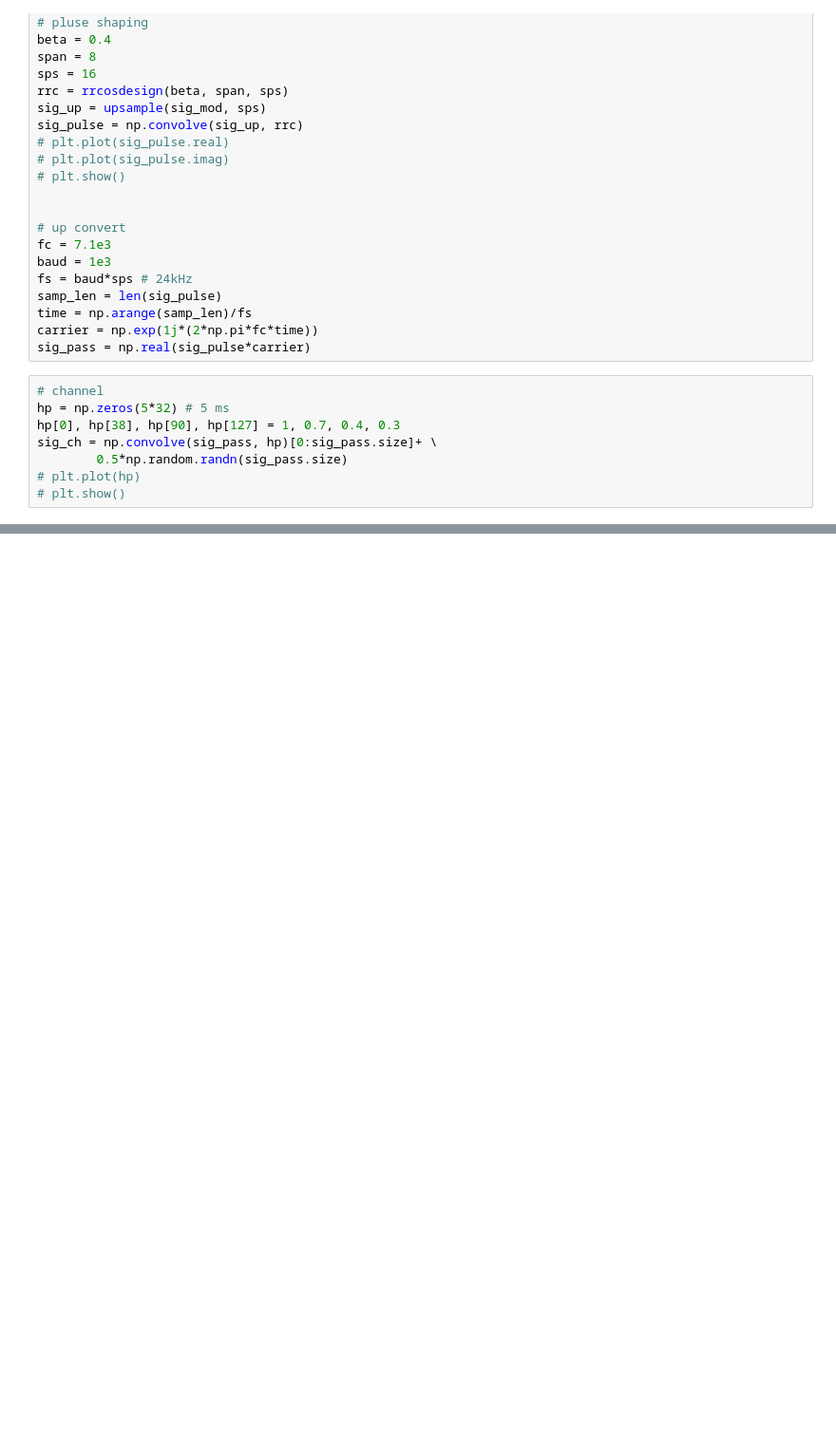
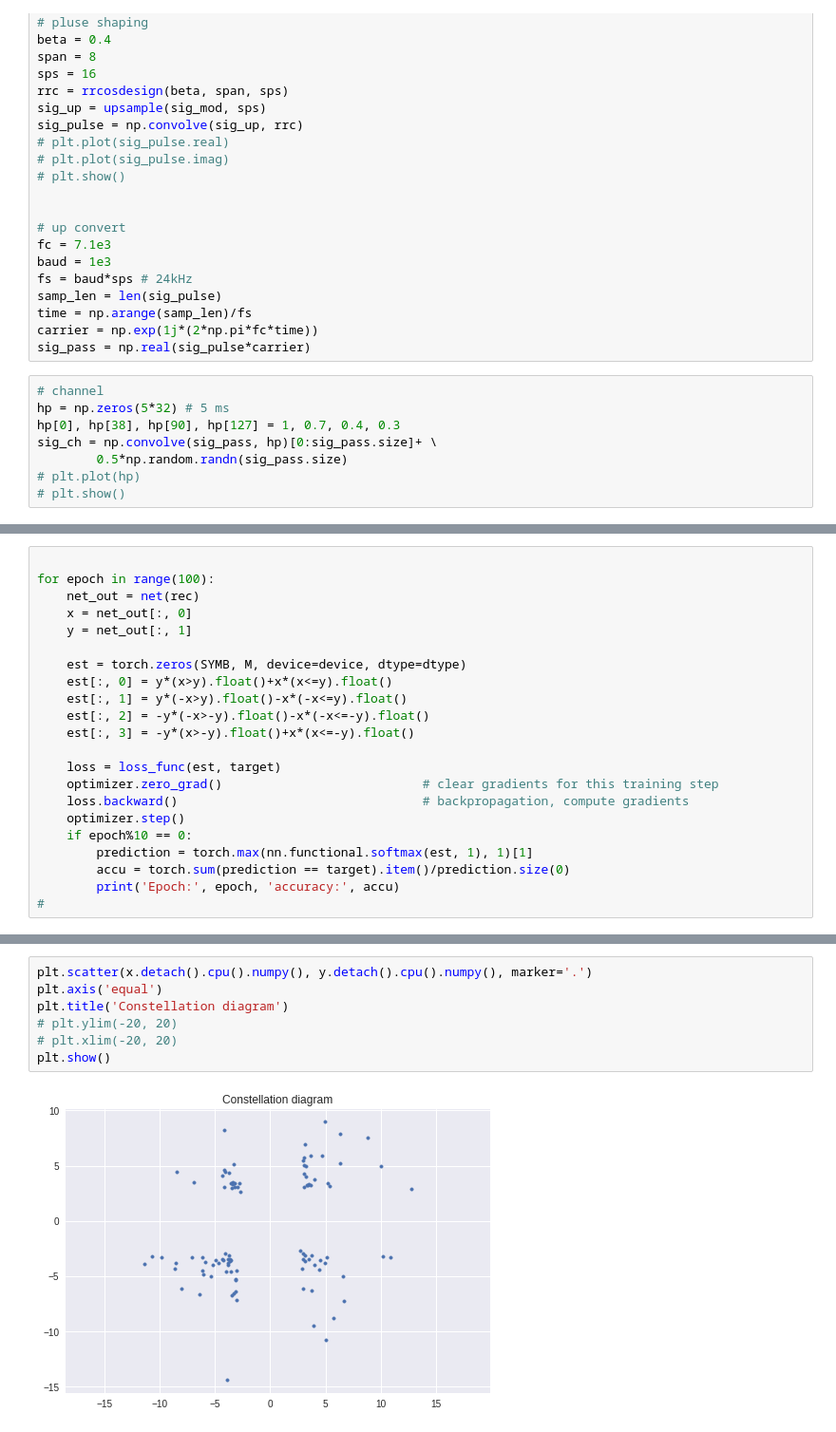
Before and after one commit to planewave/coherent_receiver_with_CNN, a Jupyter notebook: equalization.ipynb, the cells around one changed output, grey strips where cells are left out. Shown: that part at 95% size. Drawn from its saved outputs; the diff is of its cells as text; blank space fills up the shorter version.

Commit message:
equalizer is working now

```diff
--- a/equalization.ipynb
+++ b/equalization.ipynb
@@ -185,0 +200,22 @@ loss_func = nn.MSELoss()
+# %%
+
+for epoch in range(100):
+    net_out = net(rec)
+    x = net_out[:, 0]
+    y = net_out[:, 1]
+
+    est = torch.zeros(SYMB, M, device=device, dtype=dtype)
+    est[:, 0] = y*(x>y).float()+x*(x<=y).float()
+    est[:, 1] = y*(-x>y).float()-x*(-x<=y).float()
+    est[:, 2] = -y*(-x>-y).float()-x*(-x<=-y).float()
+    est[:, 3] = -y*(x>-y).float()+x*(x<=-y).float()
+
+    loss = loss_func(est, target)
+    optimizer.zero_grad()                           # clear gradients for this training step
+    loss.backward()                                 # backpropagation, compute gradients
+    optimizer.step()
+    if epoch%10 == 0:
+        prediction = torch.max(nn.functional.softmax(est, 1), 1)[1]
+        accu = torch.sum(prediction == target).item()/prediction.size(0)
+        print('Epoch:', epoch, 'accuracy:', accu)
+#
@@ -185,0 +233,9 @@ loss_func = nn.MSELoss()
+# %%
+plt.scatter(x.detach().cpu().numpy(), y.detach().cpu().numpy(), marker='.')
+plt.axis('equal')
+plt.title('Constellation diagram')
+# plt.ylim(-20, 20)
+# plt.xlim(-20, 20)
+plt.show()
+# %% [output]
+[figure, added]
```
Also changed, not shown: parts of 6 cells of this notebook.
